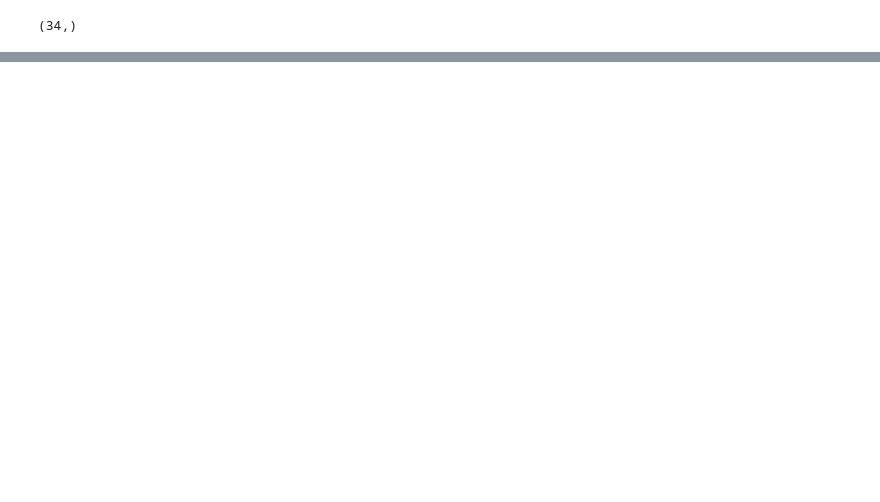
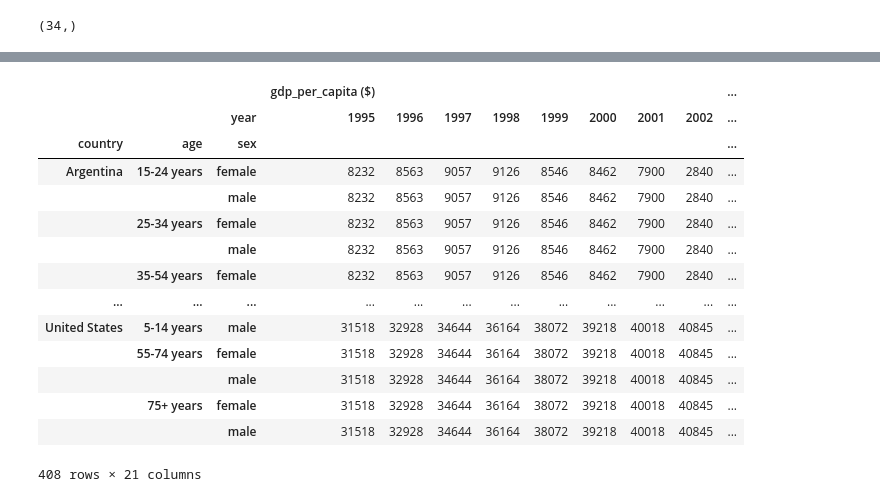
Before and after one commit to whylovegithub/MITA_First_Year, a Jupyter notebook: DAV/hw/hw5/hw5.ipynb, the cells around one changed output, grey strips where cells are left out. Cells and saved outputs as stored; diff of their text form; code cells hidden in the pictures; blank space fills up the shorter version.

```diff
--- a/DAV/hw/hw5/hw5.ipynb
+++ b/DAV/hw/hw5/hw5.ipynb
@@ -175,0 +201,18 @@ df_selected2.to_csv("master_used_to_cluster.csv")
+# %%
+gdp
+# %% [output]
+|  |  |  | gdp_per_capita ($) |  |  |  |  |  |  |  | ... |
+|  |  | year | 1995 | 1996 | 1997 | 1998 | 1999 | 2000 | 2001 | 2002 | ... |
+| country | age | sex |  |  |  |  |  |  |  |  | ... |
+| Argentina | 15-24 years | female | 8232 | 8563 | 9057 | 9126 | 8546 | 8462 | 7900 | 2840 | ... |
+|  |  | male | 8232 | 8563 | 9057 | 9126 | 8546 | 8462 | 7900 | 2840 | ... |
+|  | 25-34 years | female | 8232 | 8563 | 9057 | 9126 | 8546 | 8462 | 7900 | 2840 | ... |
+|  |  | male | 8232 | 8563 | 9057 | 9126 | 8546 | 8462 | 7900 | 2840 | ... |
+|  | 35-54 years | female | 8232 | 8563 | 9057 | 9126 | 8546 | 8462 | 7900 | 2840 | ... |
+| ... | ... | ... | ... | ... | ... | ... | ... | ... | ... | ... | ... |
+| United States | 5-14 years | male | 31518 | 32928 | 34644 | 36164 | 38072 | 39218 | 40018 | 40845 | ... |
+|  | 55-74 years | female | 31518 | 32928 | 34644 | 36164 | 38072 | 39218 | 40018 | 40845 | ... |
+|  |  | male | 31518 | 32928 | 34644 | 36164 | 38072 | 39218 | 40018 | 40845 | ... |
+|  | 75+ years | female | 31518 | 32928 | 34644 | 36164 | 38072 | 39218 | 40018 | 40845 | ... |
+|  |  | male | 31518 | 32928 | 34644 | 36164 | 38072 | 39218 | 40018 | 40845 | ... |
+408 rows × 21 columns
```
Also changed, not shown: parts of 36 cells of this notebook, 28 other files.
